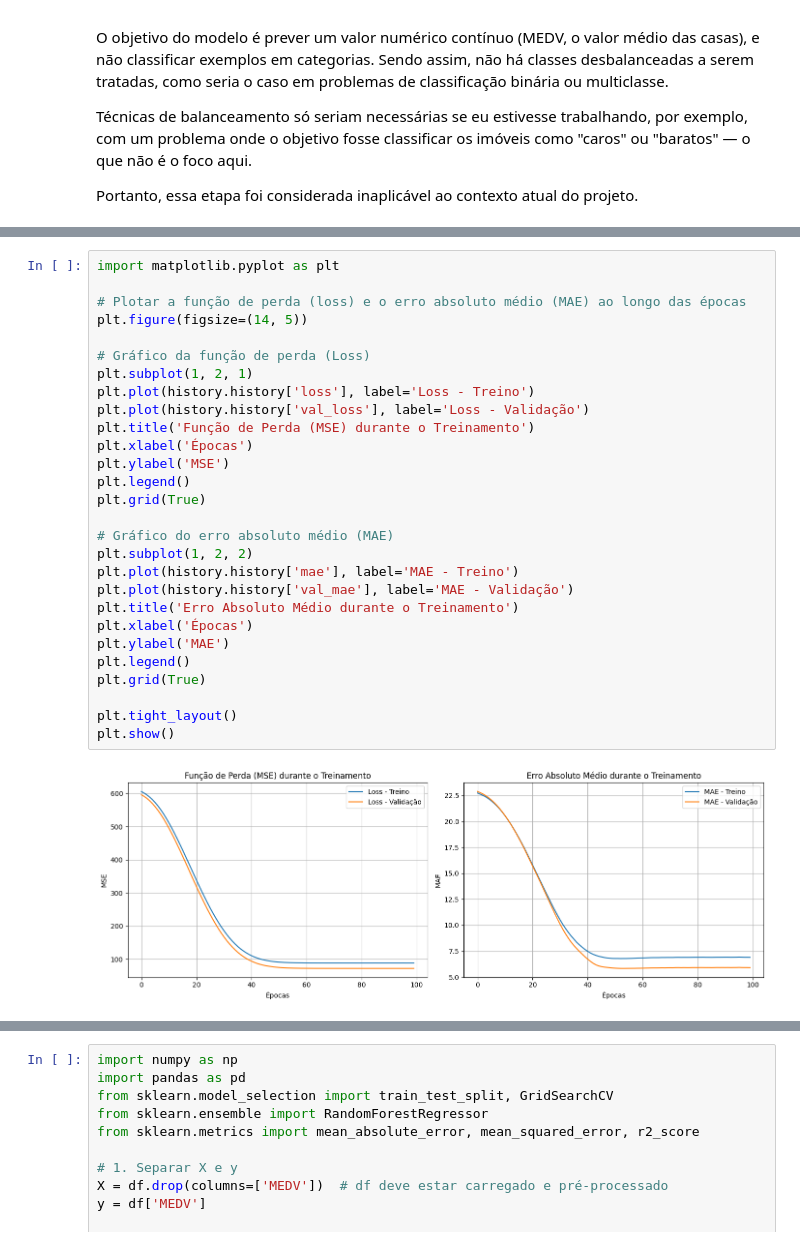
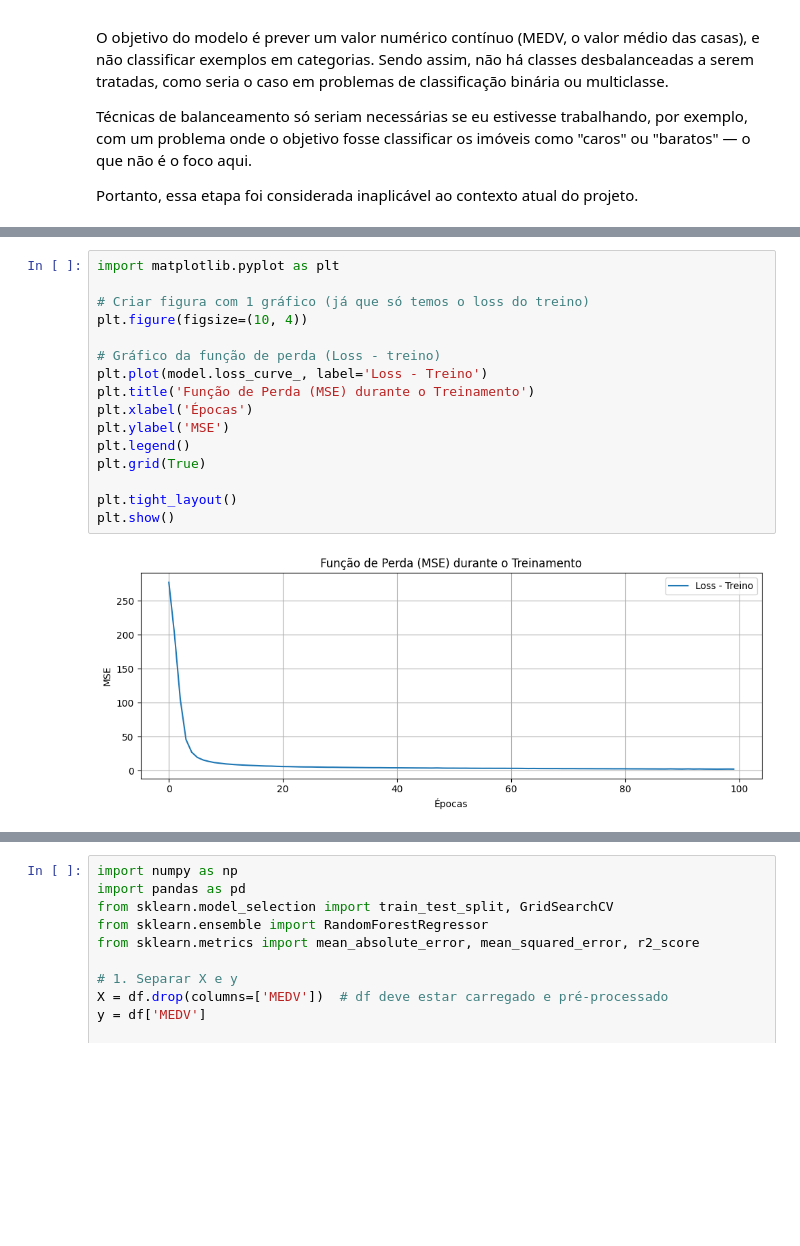
Before and after one commit to LucasPicancoo/Atividade-de-aprendizado-supervisionado, a Jupyter notebook: Preço_de_casas.ipynb, the cells around one changed output, grey strips where cells are left out. Cells and saved outputs as stored; diff of their text form; blank space fills up the shorter version.

```diff
--- a/Preço_de_casas.ipynb
+++ b/Preço_de_casas.ipynb
@@ -657,33 +679,21 @@ plt.show()
 # %%
 import matplotlib.pyplot as plt
 
-# Plotar a função de perda (loss) e o erro absoluto médio (MAE) ao longo das épocas
-plt.figure(figsize=(14, 5))
+# Criar figura com 1 gráfico (já que só temos o loss do treino)
+plt.figure(figsize=(10, 4))
 
-# Gráfico da função de perda (Loss)
-plt.subplot(1, 2, 1)
-plt.plot(history.history['loss'], label='Loss - Treino')
-plt.plot(history.history['val_loss'], label='Loss - Validação')
+# Gráfico da função de perda (Loss - treino)
+plt.plot(model.loss_curve_, label='Loss - Treino')
 plt.title('Função de Perda (MSE) durante o Treinamento')
 plt.xlabel('Épocas')
 plt.ylabel('MSE')
 plt.legend()
 plt.grid(True)
 
-# Gráfico do erro absoluto médio (MAE)
-plt.subplot(1, 2, 2)
-plt.plot(history.history['mae'], label='MAE - Treino')
-plt.plot(history.history['val_mae'], label='MAE - Validação')
-plt.title('Erro Absoluto Médio durante o Treinamento')
-plt.xlabel('Épocas')
-plt.ylabel('MAE')
-plt.legend()
-plt.grid(True)
-
 plt.tight_layout()
 plt.show()
 # %% [output]
-[figure, old version]
+[figure, new version]
 # %%
 import matplotlib.pyplot as plt
 
```
Also changed, not shown: parts of 7 cells of this notebook.
